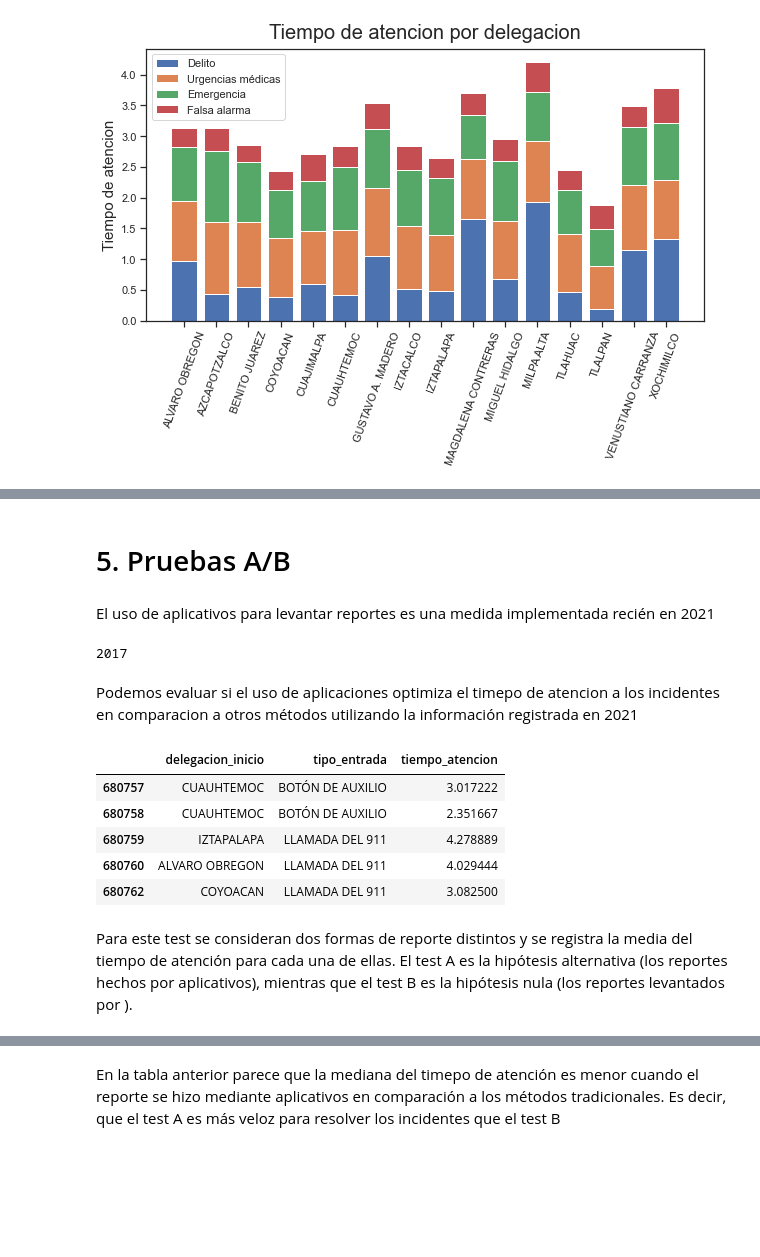
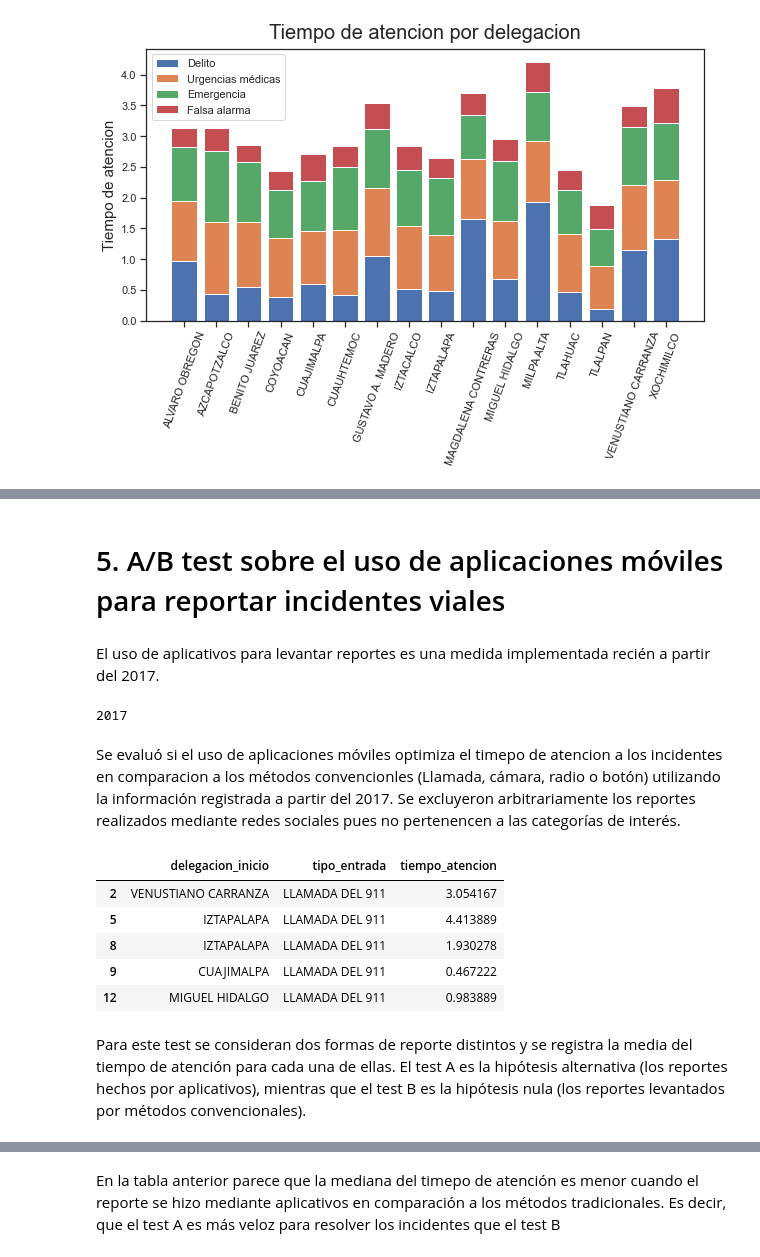
Before and after one commit to Mario-16180/BEDU-M4-DataAnalysisProject-CarAccidents, a Jupyter notebook: Fer.ipynb, the cells around one changed output, grey strips where cells are left out. Drawn from its saved outputs; the diff is of its cells as text; code cells hidden in the pictures; blank space fills up the shorter version.

```diff
--- a/Fer.ipynb
+++ b/Fer.ipynb
@@ -512 +526,4 @@ Text(0, 0.5, 'Tiempo de atención')
+# %%
+df_filtered_bckup = df_filtered.copy()
+df_filtered.tipo_entrada = df_filtered.apply(lambda r: 'APLICATIVOS' if (r.tipo_entrada == 'ZELLO') | (r.tipo_entrada == 'LLAMADA APP911') else r.tipo_entrada, axis=1)
 # %% [markdown]
@@ -614,5 +606,5 @@ ax.set_title('Tiempo de atencion por delegacion', fontsize=20, pad=10);
-# %% [markdown]
-# 5. Pruebas A/B
+# %% [markdown]
+# 5. A/B test sobre el uso de aplicaciones móviles para reportar incidentes viales
 # %% [markdown]
-El uso de aplicativos para levantar reportes es una medida implementada recién en 2021
+El uso de aplicativos para levantar reportes es una medida implementada recién a partir del 2017.
 # %%
@@ -620,17 +612,18 @@ df_filtered[df_filtered.tipo_entrada == '']['fecha_hora_creacion'].min().year
 # %% [output]
 2017
 # %% [markdown]
-Podemos evaluar si el uso de aplicaciones optimiza el timepo de atencion a los incidentes en comparacion a otros métodos utilizando la información registrada en 2021
+Se evaluó si el uso de aplicaciones móviles optimiza el timepo de atencion a los incidentes en comparacion a los métodos convencionles (Llamada, cámara, radio o botón) utilizando la información registrada a partir del 2017. Se excluyeron arbitrariamente los reportes realizados mediante redes sociales pues no pertenencen a las categorías de interés.
 # %%
-df_2021 = df_filtered[df_filtered.fecha_hora_creacion.dt.year == 2021][['delegacion_inicio', 'tipo_entrada', 'tiempo_atencion']]
-df_2021.head()
+df_2017 = df_filtered[df_filtered.fecha_hora_creacion.dt.year > 2016][['delegacion_inicio', 'tipo_entrada', 'tiempo_atencion']]
+df_2017 = df_2017[df_2017.tipo_entrada != 'REDES']
+df_2017.head()
 # %% [output]
 |  | delegacion_inicio | tipo_entrada | tiempo_atencion |
-| 680757 | CUAUHTEMOC | BOTÓN DE AUXILIO | 3.017222 |
-| 680758 | CUAUHTEMOC | BOTÓN DE AUXILIO | 2.351667 |
-| 680759 | IZTAPALAPA | LLAMADA DEL 911 | 4.278889 |
-| 680760 | ALVARO OBREGON | LLAMADA DEL 911 | 4.029444 |
-| 680762 | COYOACAN | LLAMADA DEL 911 | 3.082500 |
+| 2 | VENUSTIANO CARRANZA | LLAMADA DEL 911 | 3.054167 |
+| 5 | IZTAPALAPA | LLAMADA DEL 911 | 4.413889 |
+| 8 | IZTAPALAPA | LLAMADA DEL 911 | 1.930278 |
+| 9 | CUAJIMALPA | LLAMADA DEL 911 | 0.467222 |
+| 12 | MIGUEL HIDALGO | LLAMADA DEL 911 | 0.983889 |
 # %% [markdown]
-Para este test se consideran dos formas de reporte distintos y se registra la media del tiempo de atención para cada una de ellas. El test A es la hipótesis alternativa (los reportes hechos por aplicativos), mientras que el test B es la hipótesis nula (los reportes levantados por ).
+Para este test se consideran dos formas de reporte distintos y se registra la media del tiempo de atención para cada una de ellas. El test A es la hipótesis alternativa (los reportes hechos por aplicativos), mientras que el test B es la hipótesis nula (los reportes levantados por métodos convencionales).
 # %%
```
Also changed, not shown: parts of 18 cells of this notebook.
